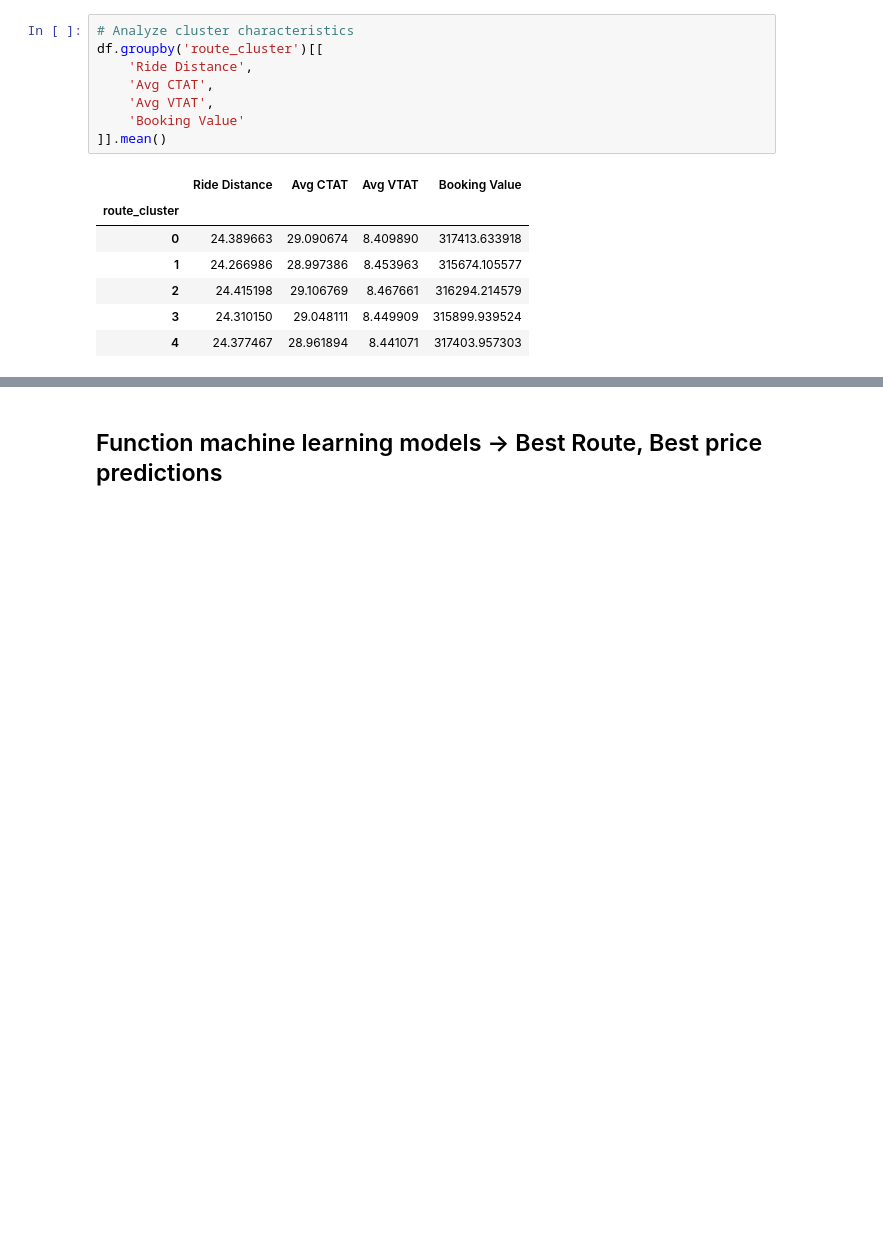
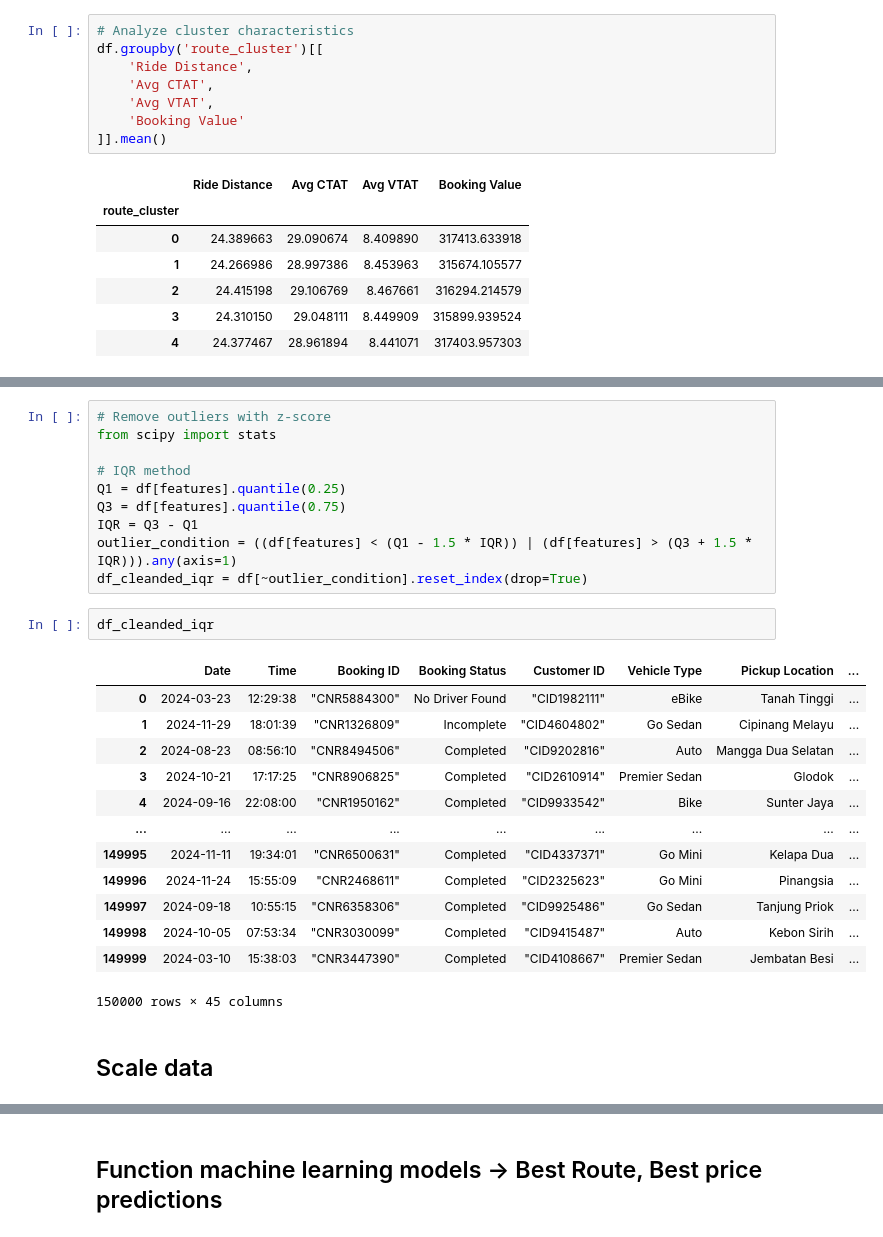
Before and after one commit to Mipjeiger/Taxi-trip-engineering-track-Similar-GoRide-, a Jupyter notebook: ml-engineer/notebooks/02_data_science.ipynb, the cells around one changed output, grey strips where cells are left out. Drawn from its saved outputs; the diff is of its cells as text; blank space fills up the shorter version.

```diff
--- a/ml-engineer/notebooks/02_data_science.ipynb
+++ b/ml-engineer/notebooks/02_data_science.ipynb
@@ -499,0 +539,28 @@ df.groupby('route_cluster')[[
+# %%
+# Remove outliers with z-score
+from scipy import stats
+
+# IQR method
+Q1 = df[features].quantile(0.25)
+Q3 = df[features].quantile(0.75)
+IQR = Q3 - Q1
+outlier_condition = ((df[features] < (Q1 - 1.5 * IQR)) | (df[features] > (Q3 + 1.5 * IQR))).any(axis=1)
+df_cleanded_iqr = df[~outlier_condition].reset_index(drop=True)
+# %%
+df_cleanded_iqr
+# %% [output]
+|  | Date | Time | Booking ID | Booking Status | Customer ID | Vehicle Type | Pickup Location | ... |
+| 0 | 2024-03-23 | 12:29:38 | "CNR5884300" | No Driver Found | "CID1982111" | eBike | Tanah Tinggi | ... |
+| 1 | 2024-11-29 | 18:01:39 | "CNR1326809" | Incomplete | "CID4604802" | Go Sedan | Cipinang Melayu | ... |
+| 2 | 2024-08-23 | 08:56:10 | "CNR8494506" | Completed | "CID9202816" | Auto | Mangga Dua Selatan | ... |
+| 3 | 2024-10-21 | 17:17:25 | "CNR8906825" | Completed | "CID2610914" | Premier Sedan | Glodok | ... |
+| 4 | 2024-09-16 | 22:08:00 | "CNR1950162" | Completed | "CID9933542" | Bike | Sunter Jaya | ... |
+| ... | ... | ... | ... | ... | ... | ... | ... | ... |
+| 149995 | 2024-11-11 | 19:34:01 | "CNR6500631" | Completed | "CID4337371" | Go Mini | Kelapa Dua | ... |
+| 149996 | 2024-11-24 | 15:55:09 | "CNR2468611" | Completed | "CID2325623" | Go Mini | Pinangsia | ... |
+| 149997 | 2024-09-18 | 10:55:15 | "CNR6358306" | Completed | "CID9925486" | Go Sedan | Tanjung Priok | ... |
+| 149998 | 2024-10-05 | 07:53:34 | "CNR3030099" | Completed | "CID9415487" | Auto | Kebon Sirih | ... |
+| 149999 | 2024-03-10 | 15:38:03 | "CNR3447390" | Completed | "CID4108667" | Premier Sedan | Jembatan Besi | ... |
+150000 rows × 45 columns
+# %% [markdown]
+## Scale data
```
Also changed, not shown: parts of 19 cells of this notebook, 3 other files.
